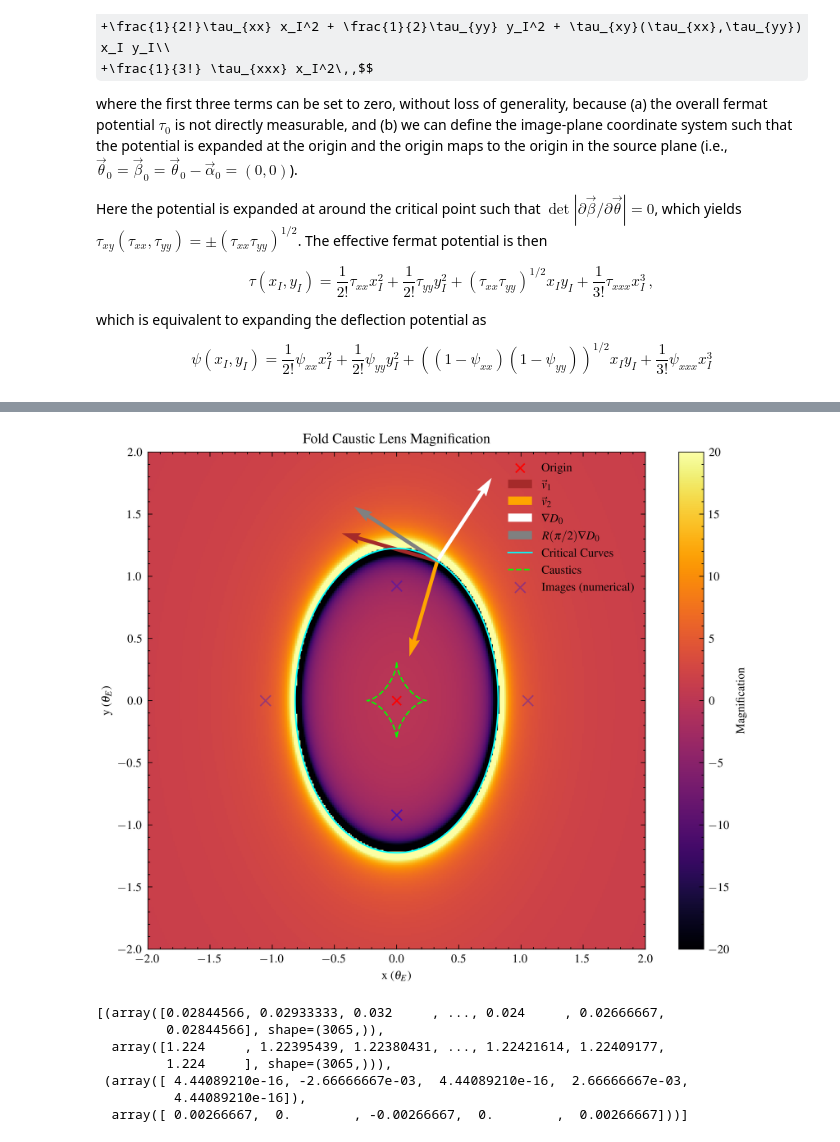
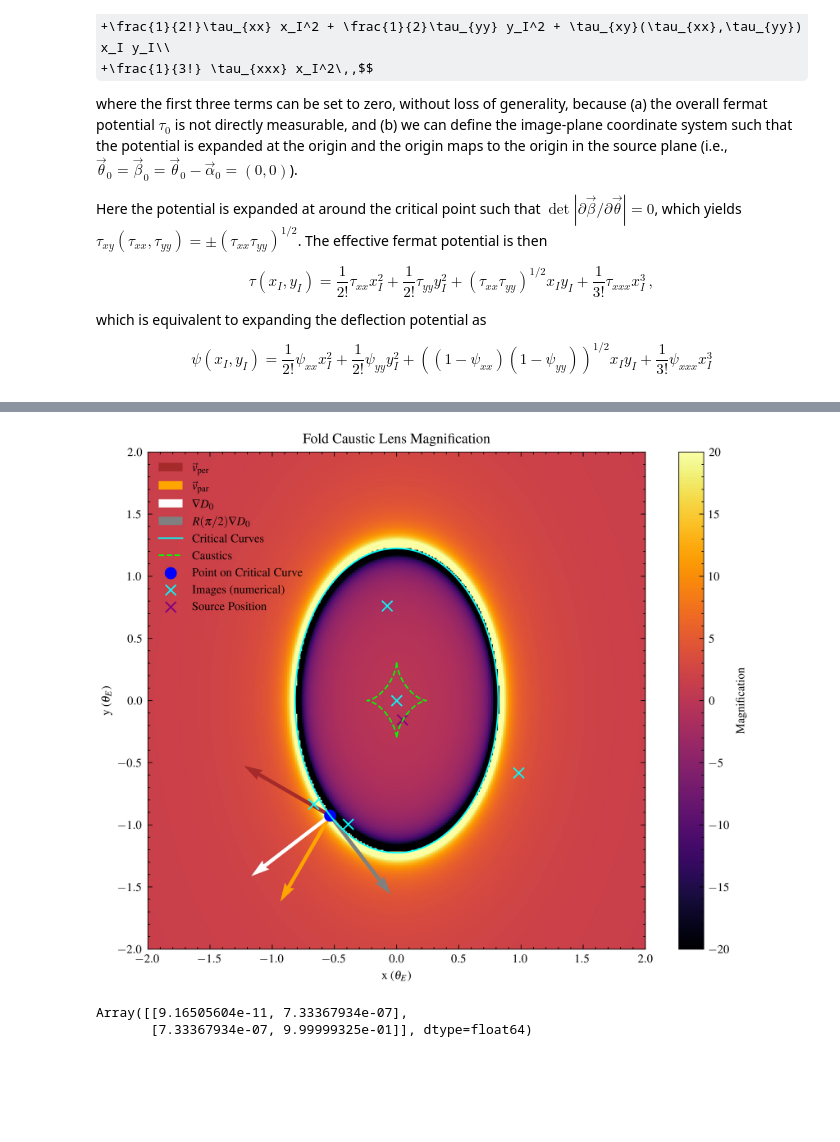
Before and after one commit to souvik-jana/lens_reconstruction, a Jupyter notebook: examples/caustic/02_fold_caustic_modeling.ipynb, the cells around one changed output, grey strips where cells are left out. Drawn from its saved outputs; the diff is of its cells as text; code cells hidden in the pictures; some formulas as TeX source; blank space fills up the shorter version.

```diff
--- a/examples/caustic/02_fold_caustic_modeling.ipynb
+++ b/examples/caustic/02_fold_caustic_modeling.ipynb
@@ -88,42 +46,30 @@ img, src = lens_eq_solver.solve(beta, kwargs_lens_list, nsolutions=5, niter=5, n
-# %%
-# Plot the absolute value of the magnification, the image positions, and eigenvectors:
-plt.figure(figsize=(8, 6))
-im = plt.imshow(Mu, extent=(xmin, xmax, ymin, ymax), origin='lower', cmap='inferno', vmin=-20, vmax=20) # Magnifications
-cbar = plt.colorbar(im)
-cbar.set_label('Magnification')
-plt.scatter(0,0, marker='x', color='red', label='Origin') # Source positions
-# Plot eigenvectors from 0:
-plt.quiver(x0, y0, v1[0], v1[1], color='brown', scale=5, label=r"$\vec v_1$")
-plt.quiver(x0, y0, v2[0], v2[1], color='orange', scale=5, label=r"$\vec v_2$")
-# Plot the nabla_detA vector from 0:
-plt.quiver(x0, y0, nabla_detA[0]/np.linalg.norm(nabla_detA), nabla_detA[1]/np.linalg.norm(nabla_detA),
-           color='white', scale=5, label=r"$\nabla D_0$")
-# Plot the rotated nabla_detA vector from 0:
-plt.quiver(x0, y0, nabla_detA_rot[0]/np.linalg.norm(nabla_detA_rot), nabla_detA_rot[1]/np.linalg.norm(nabla_detA_rot),
-           color='gray', scale=5, label=r"$R(\pi/2) \nabla D_0$")
-# Plot critical curves and caustics:
-plt.plot(crit_lines[0][0], crit_lines[0][1], color='cyan', lw=1, label='Critical Curves') # Critical curves
-plt.plot(caustics[0][0], caustics[0][1], color='lime', lw=1, label='Caustics') # Caustics
-# Plot the images:
-plt.scatter(img[:,0], img[:,1], color='blue', s=50, marker='x', label='Images (numerical)', alpha=0.3) # Images as crosses
-plt.xlabel(r"x ($\theta_E$)")
-plt.ylabel(r"y ($\theta_E$)")
-plt.title('Fold Caustic Lens Magnification')
-plt.legend()
-plt.show()
-# %% [output]
-[figure, removed]
-# %%
-_psf = hcl.PSF(psf_type="NONE")#psf_type='GAUSSIAN', fwhm=0.1, pixel_size=pixel_grid.pi)
-lens_image = hcl.LensImage(lens_mass_model_class=lens_mass_model, grid_class=pixel_grid, psf_class=_psf)
-crit_lines, caustics = hcl.Util.model_util.critical_lines_caustics(lens_image, kwargs_lens_list)
-# %%
-crit_lines
-# %% [output]
-[(array([0.02844566, 0.02933333, 0.032     , ..., 0.024     , 0.02666667,
-         0.02844566], shape=(3065,)),
-  array([1.224     , 1.22395439, 1.22380431, ..., 1.22421614, 1.22409177,
-         1.224     ], shape=(3065,))),
- (array([ 4.44089210e-16, -2.66666667e-03,  4.44089210e-16,  2.66666667e-03,
-          4.44089210e-16]),
-  array([ 0.00266667,  0.        , -0.00266667,  0.        ,  0.00266667]))]
+# %%
+from plot import plot_caustic_analysis
+# Make a caustic expansion at the critical curve:
+rot_angle = -30-90
+result = compute_caustic_expansion_from_macro(lens_mass_model, kwargs_lens_list, pixel_grid, rot_angle, solve_images=True)
+# Call the function
+plot_caustic_analysis(result, Mu, crit_lines, caustics, xmin, xmax, ymin, ymax)
+# %% [output]
+[figure, added]
+# %%
+# Make a caustic expansion at the critical curve:
+rot_angle = -30-90
+result = compute_caustic_expansion_from_macro(lens_mass_model, kwargs_lens_list, pixel_grid, rot_angle, solve_images=True)
+# Extract variables to maintain compatibility with existing code
+caustic_expansion = result['caustic_expansion']
+x0, y0 = result['x0'], result['y0']
+v1, v2 = result['v1'], result['v2']
+nabla_detA, nabla_detA_rot = result['nabla_detA'], result['nabla_detA_rot']
+lambda1, lambda2 = result['lambda1'], result['lambda2']
+v1_norm, v2_norm = result['v1_norm'], result['v2_norm']
+v_per, v_par = result['v_per'], result['v_par']
+R = result['R']
+f_ij, f_ijk = result['f_ij'], result['f_ijk']
+kwargs_lens_caustic_list = result['kwargs_lens_caustic_list']
+lens_mass_model_caustic = result['lens_mass_model_caustic']
+x_src, y_src = result['x_src'], result['y_src']
+img, src = result['img'], result['src']
+# %% [output]
+Array([[9.16505604e-11, 7.33367934e-07],
+       [7.33367934e-07, 9.99999325e-01]], dtype=float64)
```
Also changed, not shown: parts of 8 cells of this notebook, 2 other files.
